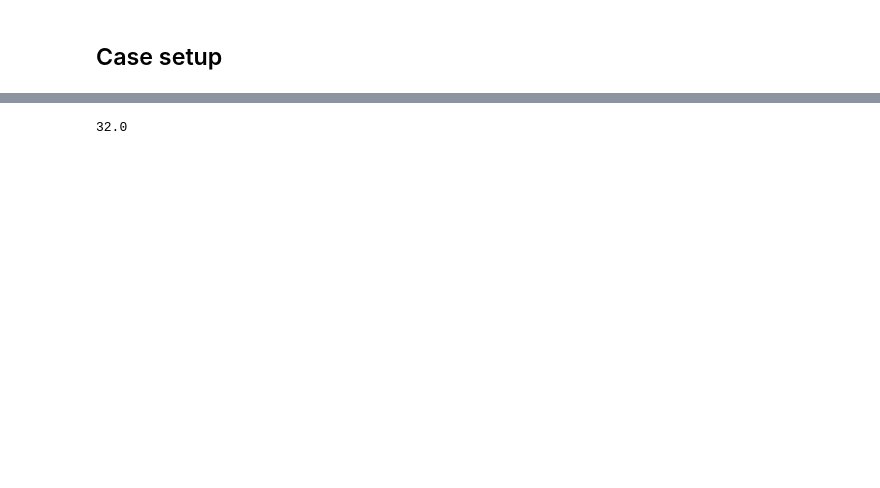
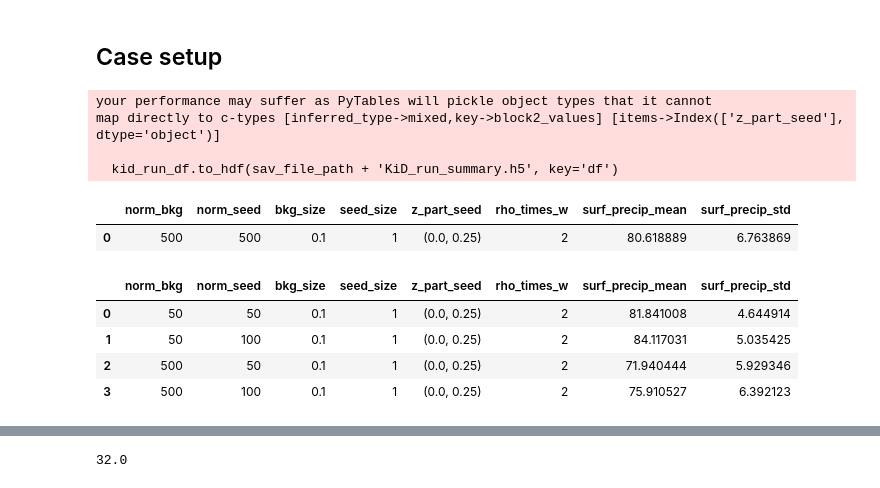
Before and after one commit to jtbuch/PySDM, a Jupyter notebook: examples/PySDM_examples/Buch_et_al_2024/parameter_scan_1d.ipynb, the cells around one changed output, grey strips where cells are left out. Saved outputs shown, nothing was run; the diff lists cells and outputs as text; code cells hidden in the pictures; blank space fills up the shorter version.

```diff
--- a/examples/PySDM_examples/Buch_et_al_2024/parameter_scan_1d.ipynb
+++ b/examples/PySDM_examples/Buch_et_al_2024/parameter_scan_1d.ipynb
@@ -102,29 +109,50 @@ kid_run_df= pd.DataFrame(param_list, columns= ['bkg_size', 'seed_size', 'norm_se
 # %%
+bkg_size= 1E-1 # in si.um
+seed_size= 1 # in si.um
+z_part_seed= (0., 0.25)
+rho_times_w= 2 # in si.kg/si.m**3 * si.m/si.s
+
 mean_surf_prec_arr= []
 sig_surf_prec_arr= []
 
 for i in tqdm(range(len(param_list))):
     try:
-        surface_rain= KiD_run(param= param_list[i], rindx=i, n_runs= 5, rseed= 24)
-        surface_rain.to_netcdf(f'../../sav_files/parameter_scan_1D/KiD_run_{i+1}.nc') # saving the netcdf file
+        surface_rain= KiD_run(param= param_list[i], bkg_size= bkg_size, seed_size= seed_size, z_part_seed= z_part_seed, rho_times_w= rho_times_w, rindx=i, n_runs= 20, rseed= 24)
+        surface_rain.to_netcdf(sav_file_path + f'KiD_run_{i+1}.nc') # saving the netcdf file
 
-        mean_surf_prec_arr.append(surface_rain.sel(z= 25).sum(dim= 't').mean(dim= 'run').values)
+        mean_surf_prec_arr.append(surface_rain.sel(z= 25).sum(dim= 't').mean(dim= 'run').values.item())
         sig_surf_prec_arr.append(surface_rain.sel(z= 25).sum(dim= 't').std(dim= 'run').values)
     except:
-        try:
-            surface_rain= KiD_run(param= param_list[i], rindx=i, n_runs= 5, rseed= 96)
-            surface_rain.to_netcdf(f'../../sav_files/parameter_scan_1D/KiD_run_{i+1}.nc') # saving the netcdf file
+        mean_surf_prec_arr.append(np.nan)
+        sig_surf_prec_arr.append(np.nan)
 
-            mean_surf_prec_arr.append(surface_rain.sel(z= 25).sum(dim= 't').mean(dim= 'run').values)
-            sig_surf_prec_arr.append(surface_rain.sel(z= 25).sum(dim= 't').std(dim= 'run').values)
-        except:
-            mean_surf_prec_arr.append(np.nan)
-            sig_surf_prec_arr.append(np.nan)
-            continue
+# add columns to kid_run_df for bkg_size, seed_size, z_part_seed, rho_times_w which are the same for all runs
+kid_run_df['bkg_size']= bkg_size
+kid_run_df['seed_size']= seed_size
+kid_run_df['z_part_seed']= [(0., 0.25)] * len(param_list)
+kid_run_df['rho_times_w']= 2
 
 kid_run_df['surf_precip_mean']= np.array(mean_surf_prec_arr)
 kid_run_df['surf_precip_std']= np.array(sig_surf_prec_arr)
-kid_run_df.to_hdf('../../sav_files/parameter_scan_1D/KiD_run_summary.h5', key='df')
+kid_run_df.to_hdf(sav_file_path + 'KiD_run_summary.h5', key='df')
+# %% [output]
+your performance may suffer as PyTables will pickle object types that it cannot
+map directly to c-types [inferred_type->mixed,key->block2_values] [items->Index(['z_part_seed'], dtype='object')]
+
+  kid_run_df.to_hdf(sav_file_path + 'KiD_run_summary.h5', key='df')
+# %%
+kid_run_df
+# %% [output]
+|  | norm_bkg | norm_seed | bkg_size | seed_size | z_part_seed | rho_times_w | surf_precip_mean | surf_precip_std |
+| 0 | 500 | 500 | 0.1 | 1 | (0.0, 0.25) | 2 | 80.618889 | 6.763869 |
+# %%
+kid_run_df
+# %% [output]
+|  | norm_bkg | norm_seed | bkg_size | seed_size | z_part_seed | rho_times_w | surf_precip_mean | surf_precip_std |
+| 0 | 50 | 50 | 0.1 | 1 | (0.0, 0.25) | 2 | 81.841008 | 4.644914 |
+| 1 | 50 | 100 | 0.1 | 1 | (0.0, 0.25) | 2 | 84.117031 | 5.035425 |
+| 2 | 500 | 50 | 0.1 | 1 | (0.0, 0.25) | 2 | 71.940444 | 5.929346 |
+| 3 | 500 | 100 | 0.1 | 1 | (0.0, 0.25) | 2 | 75.910527 | 6.392123 |
 # %%
 fig, ax= plt.subplots(1, 1, figsize=(8, 6))
 surface_rain.mean(dim= "run").sel(z= 25).plot(ax= ax)
```
Also changed, not shown: parts of 6 cells of this notebook, 3 other files.
